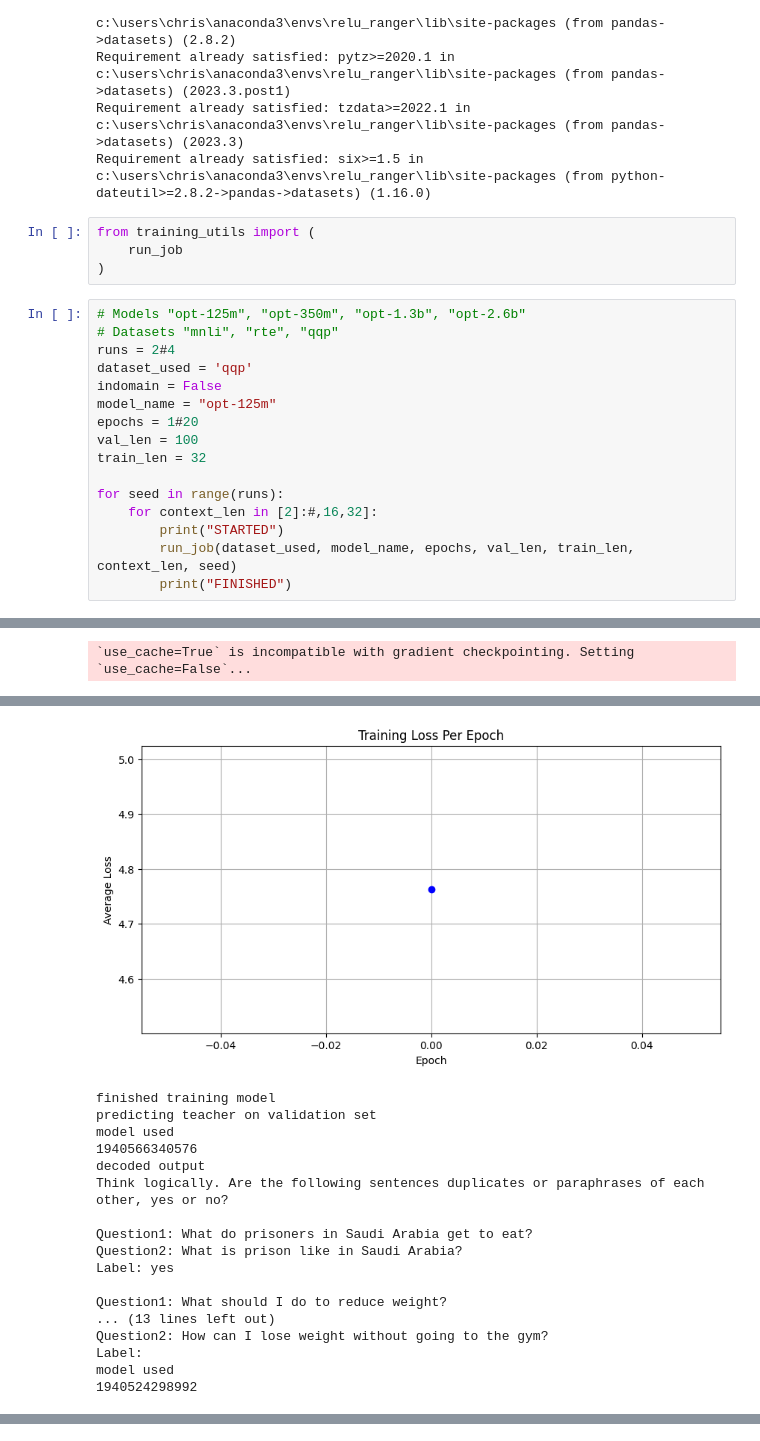
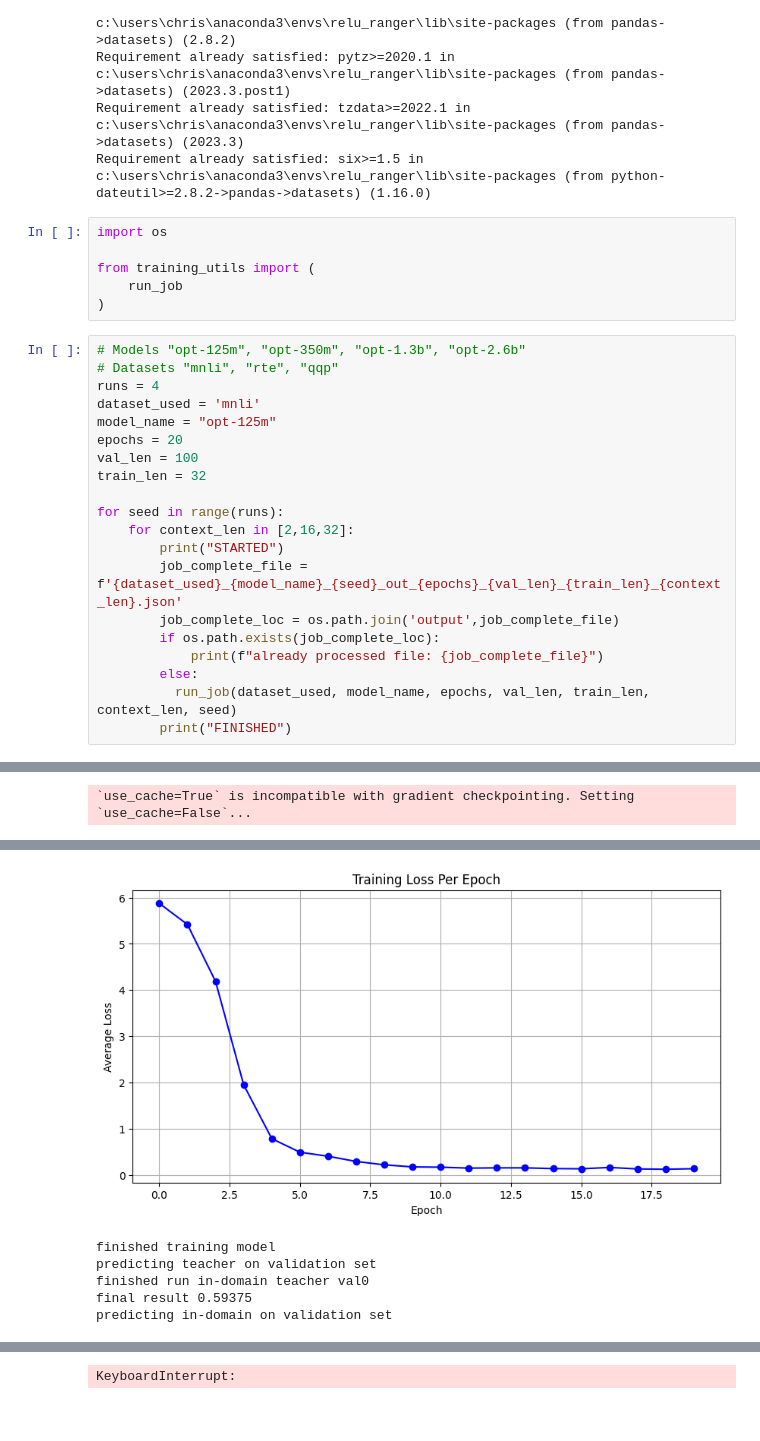
Before and after one commit to upadraj/In-context, a Jupyter notebook: run_models.ipynb, the cells around one changed output, grey strips where cells are left out. Cells and saved outputs as stored; diff of their text form; blank space fills up the shorter version.

```diff
--- a/run_models.ipynb
+++ b/run_models.ipynb
@@ -21,24 +21,30 @@ Requirement already satisfied: pytz>=2020.1 in c:\users\chris\anaconda3\envs\rel
 Requirement already satisfied: tzdata>=2022.1 in c:\users\chris\anaconda3\envs\relu_ranger\lib\site-packages (from pandas->datasets) (2023.3)
 Requirement already satisfied: six>=1.5 in c:\users\chris\anaconda3\envs\relu_ranger\lib\site-packages (from python-dateutil>=2.8.2->pandas->datasets) (1.16.0)
 # %%
+import os
+
 from training_utils import (
     run_job
 )
 # %%
 # Models "opt-125m", "opt-350m", "opt-1.3b", "opt-2.6b"
 # Datasets "mnli", "rte", "qqp"
-runs = 2#4
-dataset_used = 'qqp'
-indomain = False
+runs = 4
+dataset_used = 'mnli'
 model_name = "opt-125m"
-epochs = 1#20
+epochs = 20
 val_len = 100
 train_len = 32
 
 for seed in range(runs):
-    for context_len in [2]:#,16,32]:
+    for context_len in [2,16,32]:
         print("STARTED")
-        run_job(dataset_used, model_name, epochs, val_len, train_len, context_len, seed)
+        job_complete_file = f'{dataset_used}_{model_name}_{seed}_out_{epochs}_{val_len}_{train_len}_{context_len}.json'
+        job_complete_loc = os.path.join('output',job_complete_file)
+        if os.path.exists(job_complete_loc):
+            print(f"already processed file: {job_complete_file}")
+        else:
+          run_job(dataset_used, model_name, epochs, val_len, train_len, context_len, seed)
         print("FINISHED")
 # %% [output]
 STARTED
@@ -79,18 +73,6 @@ Total loss : 4.762568220496178
-[figure, old version]
+[figure, new version]
 finished training model
 predicting teacher on validation set
-model used
-1940566340576
-decoded output
-Think logically. Are the following sentences duplicates or paraphrases of each other, yes or no?
-
-Question1: What do prisoners in Saudi Arabia get to eat?
-Question2: What is prison like in Saudi Arabia?
-Label: yes
-
-Question1: What should I do to reduce weight?
-... (13 lines left out)
-Question2: How can I lose weight without going to the gym?
-Label:
-model used
-1940524298992
+finished run in-domain teacher val0
+final result 0.59375
+predicting in-domain on validation set
@@ -182,0 +123 @@ FINISHED
+KeyboardInterrupt:
```
Also changed, not shown: parts of 1 cell of this notebook.
